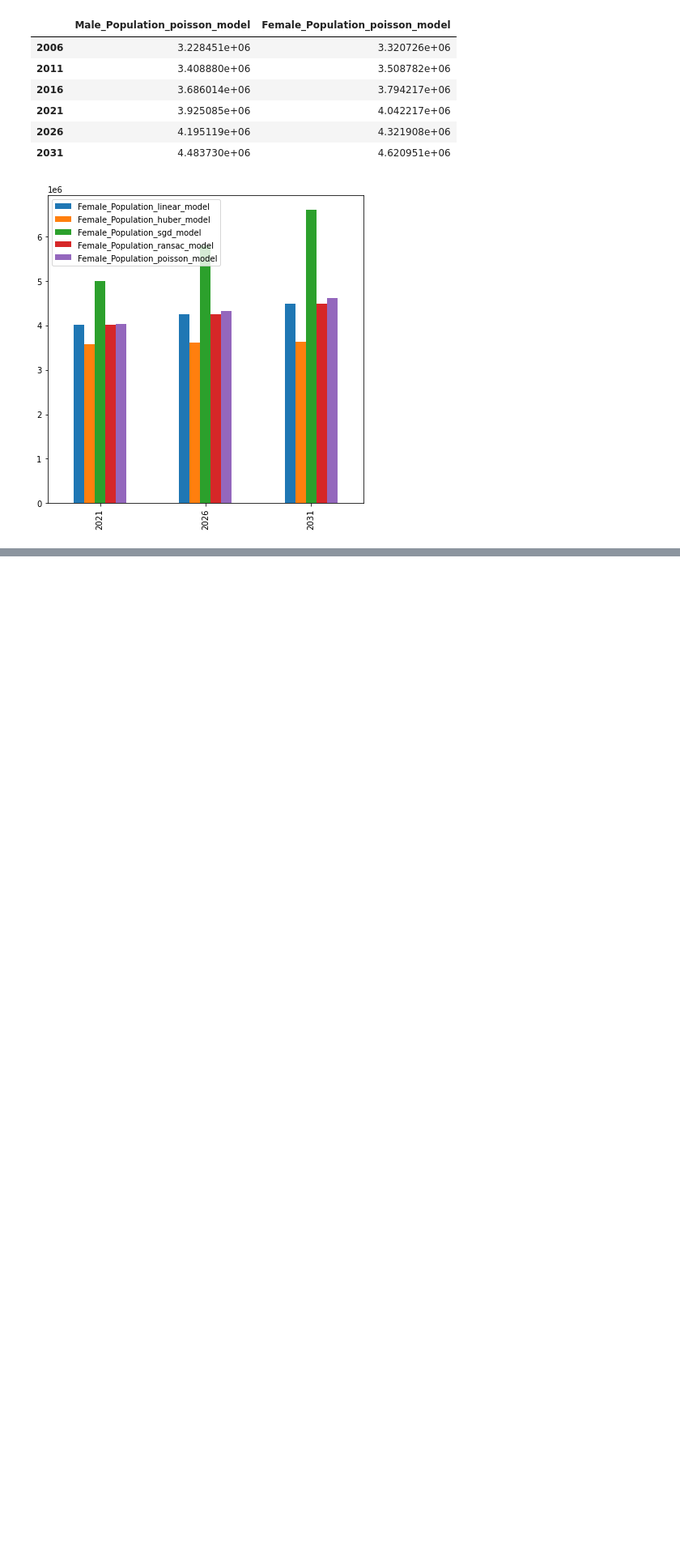
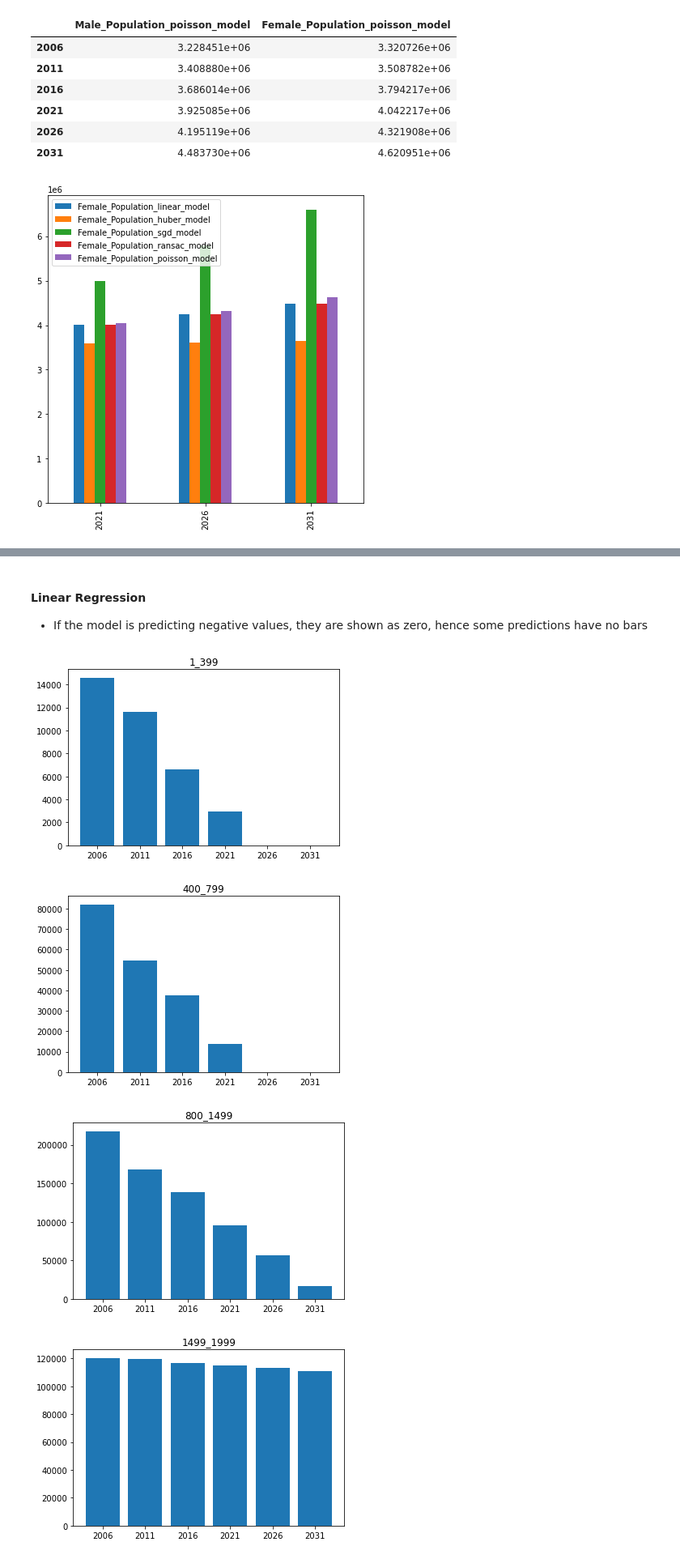
Before and after one commit to arjunjanamatti/census_estimation_NSW, a Jupyter notebook: regression_model_census_data.ipynb, the cells around one changed output, grey strips where cells are left out. Shown: that part at 81% size. Cells and saved outputs as stored; diff of their text form; code cells hidden in the pictures; blank space fills up the shorter version.

Commit message:
updated with income category results

```diff
--- a/regression_model_census_data.ipynb
+++ b/regression_model_census_data.ipynb
@@ -569,0 +672,8 @@ plot_comparison_results(1,
+# %%
+income_df_transposed = income_df.T
+income_df_transposed.index = ['2006', '2011', '2016']
+# age_df_transposed.index = pd.DatetimeIndex(data = age_df_transposed.index)
+income_df_transposed['Dates'] = age_df_transposed.index
+income_df_transposed.index = ['1', '2','3']
+cols = list(income_df_transposed.columns)
+income_df_transposed
@@ -569,0 +687,26 @@ plot_comparison_results(1,
+# %% [markdown]
+#### Linear Regression
+* If the model is predicting negative values, they are shown as zero, hence some predictions have no bars
+# %%
+# reset the dataframe with index and column names as per requirement
+income_df_transposed, cols = reset_index_gender_df(income_df_transposed)
+
+# regression model object
+linear_model_income = LinearRegression()
+
+# using the function to create a dataframe with regression results
+linear_prediction_df = create_dataframe(linear_model_income, income_df_transposed, cols)
+
+# adding the index of years for dataframe
+income_df_transposed.index = ['2006', '2011', '2016']
+
+# combining the original and prediction dataframe
+df_with_linear_results_income = pd.concat([income_df_transposed, linear_prediction_df])
+
+# removing the 'Dates' column, since the index column already has dates
+df_with_linear_results_income.drop(labels = 'Dates', axis = 1, inplace = True)
+# %% [output]
+[figure, added]
+[figure, added]
+[figure, added]
+[figure, added]
```
Also changed, not shown: parts of 25 cells of this notebook.
